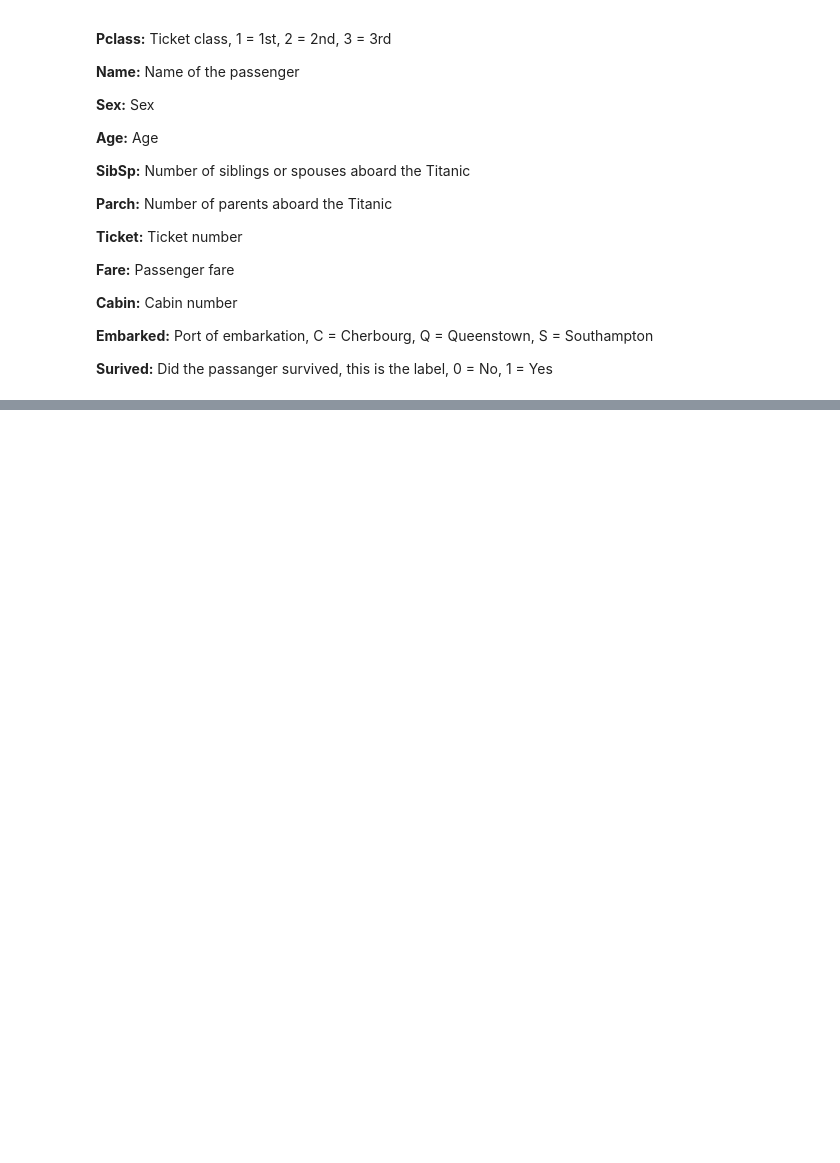
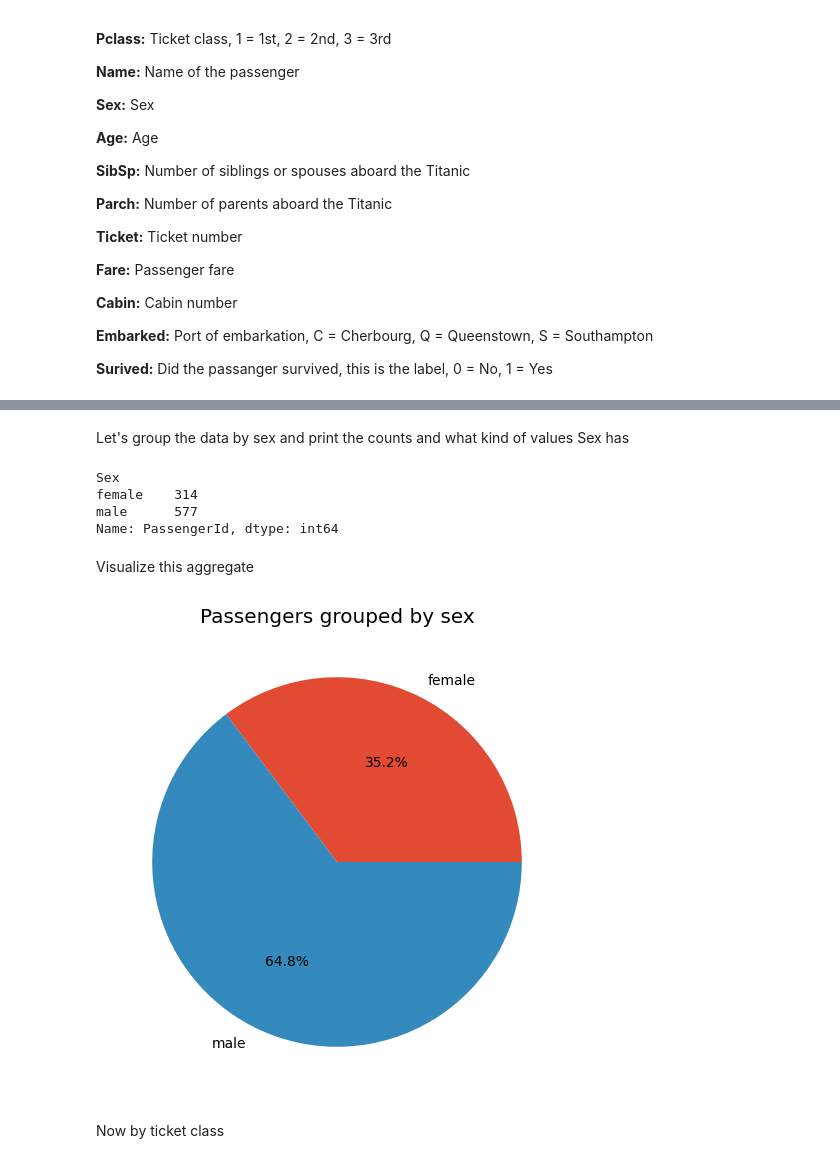
Before and after one commit to Braxion06/Titanic_V2, a Jupyter notebook: Titanic_v2.ipynb, the cells around one changed output, grey strips where cells are left out. Cells and saved outputs as stored; diff of their text form; code cells hidden in the pictures; blank space fills up the shorter version.

```diff
--- a/Titanic_v2.ipynb
+++ b/Titanic_v2.ipynb
@@ -54,0 +78,22 @@ df.head()
+# %% [markdown]
+Let's group the data by sex and print the counts and what kind of values Sex has
+# %%
+df_group_sex = df.groupby('Sex').count()['PassengerId']
+print(df_group_sex)
+# %% [output]
+Sex
+female    314
+male      577
+Name: PassengerId, dtype: int64
+# %% [markdown]
+Visualize this aggregate
+# %%
+plt.style.use('ggplot')
+fig, ax = plt.subplots(1, 1, figsize=(6, 6))
+ax.pie(df_group_sex, labels=df_group_sex.index, autopct='%.1f%%')
+ax.set_title('Passengers grouped by sex')
+plt.show()
+# %% [output]
+[figure, added]
+# %% [markdown]
+Now by ticket class
```
Also changed, not shown: parts of 35 cells of this notebook.
